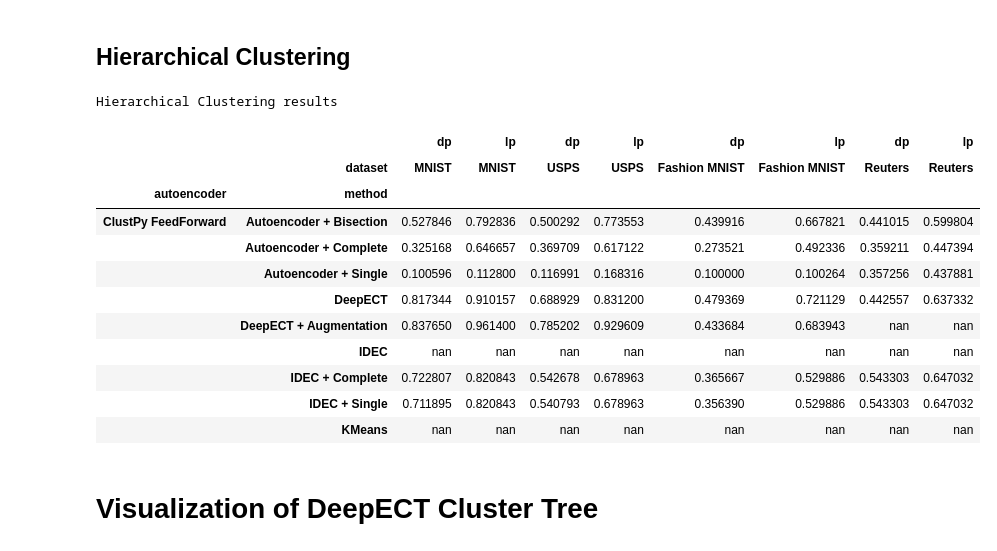
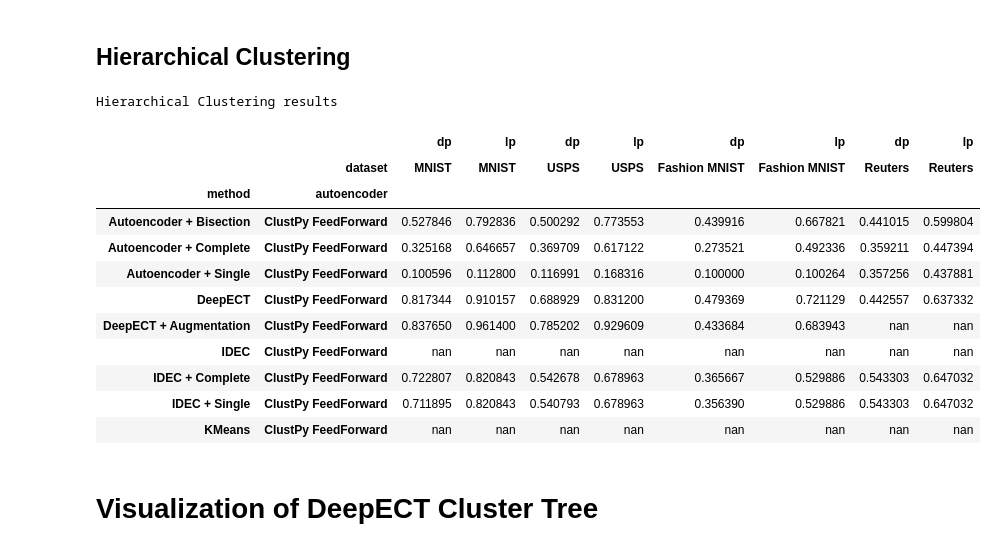
Before and after one commit to julianSchilcher/LMU_Master_Practical_SoSe24, a Jupyter notebook: practical/DeepClustering/DeepECT/deepect.ipynb, the cells around one changed output. Saved outputs shown, nothing was run; the diff lists cells and outputs as text; code cells hidden in the pictures.

```diff
--- a/practical/DeepClustering/DeepECT/deepect.ipynb
+++ b/practical/DeepClustering/DeepECT/deepect.ipynb
@@ -231,15 +230,21 @@ mean_hierarchical_mnist = calculate_hierarchical_mean_for_multiple_seeds(
 # %% [markdown]
 #### USPS
 # %%
-flat_usps_multiple_seeds, hierarchical_usps_multiple_seeds = evaluate_multiple_seeds(
+flat_usps_multiple_seeds_clustpy_ae, hierarchical_usps_multiple_seeds_clustpy_ae = evaluate_multiple_seeds(
     autoencoder_type=AutoencoderType.CLUSTPY_STANDARD,
     dataset_type=DatasetType.USPS,
     seeds=seeds,
 )
 
-mean_flat_usps = calculate_flat_mean_for_multiple_seeds(flat_usps_multiple_seeds)
+flat_usps_multiple_seeds_stacked_ae, hierarchical_usps_multiple_seeds_stacked_ae = evaluate_multiple_seeds(
+    autoencoder_type=AutoencoderType.DEEPECT_STACKED_AE,
+    dataset_type=DatasetType.USPS,
+    seeds=seeds,
+)
+
+mean_flat_usps = calculate_flat_mean_for_multiple_seeds(pd.concat([flat_usps_multiple_seeds_clustpy_ae, flat_usps_multiple_seeds_stacked_ae], ignore_index=True))
 mean_hierarchical_usps = calculate_hierarchical_mean_for_multiple_seeds(
-    pd.concat([flat_usps_multiple_seeds, hierarchical_usps_multiple_seeds], ignore_index=True)
+    pd.concat([flat_usps_multiple_seeds_clustpy_ae, flat_usps_multiple_seeds_stacked_ae, hierarchical_usps_multiple_seeds_clustpy_ae, hierarchical_usps_multiple_seeds_stacked_ae], ignore_index=True)
 )
 # %% [output]
 -------------------------------------------Run: USPS_CLUSTPY_STANDARD_10_21
@@ -249,7 +254,7 @@ mean_hierarchical_usps = calculate_hierarchical_mean_for_multiple_seeds(
 # %% [markdown]
 #### FASHION MNIST
 # %%
-flat_fashion_multiple_seeds, hierarchical_fashion_multiple_seeds = (
+flat_fashion_multiple_seeds_clustpy_ae, hierarchical_fashion_multiple_seeds_clustpy_ae = (
     evaluate_multiple_seeds(
         autoencoder_type=AutoencoderType.CLUSTPY_STANDARD,
         dataset_type=DatasetType.FASHION_MNIST,
@@ -257,17 +262,18 @@ flat_fashion_multiple_seeds, hierarchical_fashion_multiple_seeds = (
     )
 )
 
-test, test = (
+flat_fashion_multiple_seeds_stacked_ae, hierarchical_fashion_multiple_seeds_stacked_ae = (
     evaluate_multiple_seeds(
-        autoencoder_type=AutoencoderType.CLUSTPY_STANDARD,
+        autoencoder_type=AutoencoderType.DEEPECT_STACKED_AE,
         dataset_type=DatasetType.FASHION_MNIST,
         seeds=seeds,
-    ))
+    )
+)
 
-mean_flat_fashion = calculate_flat_mean_for_multiple_seeds(flat_fashion_multiple_seeds)
+mean_flat_fashion = calculate_flat_mean_for_multiple_seeds(pd.concat([flat_fashion_multiple_seeds_clustpy_ae, flat_fashion_multiple_seeds_stacked_ae], ignore_index=True))
 mean_hierarchical_fashion = calculate_hierarchical_mean_for_multiple_seeds(
     pd.concat(
-        [hierarchical_fashion_multiple_seeds, flat_fashion_multiple_seeds],
+        [hierarchical_fashion_multiple_seeds_clustpy_ae, hierarchical_fashion_multiple_seeds_stacked_ae, flat_fashion_multiple_seeds_clustpy_ae, flat_fashion_multiple_seeds_stacked_ae],
         ignore_index=True,
     )
 )
@@ -279,7 +280,7 @@ mean_hierarchical_fashion = calculate_hierarchical_mean_for_multiple_seeds(
 # %% [markdown]
 #### REUTERS
 # %%
-flat_reuters_multiple_seeds, hierarchical_reuters_multiple_seeds = (
+flat_reuters_multiple_seeds_clustpy_ae, hierarchical_reuters_multiple_seeds_clustpy_ae = (
     evaluate_multiple_seeds(
         autoencoder_type=AutoencoderType.CLUSTPY_STANDARD,
         dataset_type=DatasetType.REUTERS,
@@ -287,10 +288,18 @@ flat_reuters_multiple_seeds, hierarchical_reuters_multiple_seeds = (
     )
 )
 
-mean_flat_reuters = calculate_flat_mean_for_multiple_seeds(flat_reuters_multiple_seeds)
+flat_reuters_multiple_seeds_stacked_ae, hierarchical_reuters_multiple_seeds_stacked_ae = (
+    evaluate_multiple_seeds(
+        autoencoder_type=AutoencoderType.DEEPECT_STACKED_AE,
+        dataset_type=DatasetType.REUTERS,
+        seeds=seeds,
+    )
+)
+
+mean_flat_reuters = calculate_flat_mean_for_multiple_seeds(pd.concat([flat_reuters_multiple_seeds_clustpy_ae, flat_reuters_multiple_seeds_stacked_ae], ignore_index=True))
 mean_hierarchical_reuters = calculate_hierarchical_mean_for_multiple_seeds(
     pd.concat(
-        [flat_reuters_multiple_seeds, hierarchical_reuters_multiple_seeds],
+        [flat_reuters_multiple_seeds_clustpy_ae, flat_reuters_multiple_seeds_stacked_ae, hierarchical_reuters_multiple_seeds_clustpy_ae, hierarchical_reuters_multiple_seeds_stacked_ae],
         ignore_index=True,
     )
 )
@@ -338,44 +338,44 @@ hierarchical_combined = pd.concat(
         mean_hierarchical_mnist,
         mean_hierarchical_usps,
         mean_hierarchical_fashion,
         mean_hierarchical_reuters,
     ],
     ignore_index=True,
 )
 # Pivot the DataFrame to match the desired format
 pivot_df = hierarchical_combined.pivot(
-    index=["autoencoder", "method"], columns="dataset", values=["dp", "lp"]
+    index=["method", "autoencoder"], columns="dataset", values=["dp", "lp"]
 )
 
 # Reorder the columns to match the order in the image
 pivot_df = pivot_df.reindex(columns=[('dp', DatasetType.MNIST.value), ('lp', DatasetType.MNIST.value),
                                      ('dp', DatasetType.USPS.value), ('lp', DatasetType.USPS.value),
                                      ('dp', DatasetType.FASHION_MNIST.value), ('lp', DatasetType.FASHION_MNIST.value),
                                      ('dp', DatasetType.REUTERS.value), ('lp', DatasetType.REUTERS.value)])
 
 
 # For Jupyter Notebook display with better formatting
 pivot_df.style.set_table_styles([
     {'selector': 'thead th', 'props': [('background-color', '#f7f7f9'),
                                        ('color', '#333'),
                                        ('border', '1px solid #ddd')]},
     {'selector': 'tbody tr:nth-child(even)', 'props': [('background-color', '#f9f9f9'), ('color', '#333')]},
     {'selector': 'tbody tr:nth-child(odd)', 'props': [('background-color', '#fff'), ('color', '#333') ]}
 ]).set_caption("Hierarchical Clustering results")
 # %% [output]
 Hierarchical Clustering results
 |  |  | dp | lp | dp | lp | dp | lp | dp | lp |
 |  | dataset | MNIST | MNIST | USPS | USPS | Fashion MNIST | Fashion MNIST | Reuters | Reuters |
-| autoencoder | method |  |  |  |  |  |  |  |  |
-| ClustPy FeedForward | Autoencoder + Bisection | 0.527846 | 0.792836 | 0.500292 | 0.773553 | 0.439916 | 0.667821 | 0.441015 | 0.599804 |
-|  | Autoencoder + Complete | 0.325168 | 0.646657 | 0.369709 | 0.617122 | 0.273521 | 0.492336 | 0.359211 | 0.447394 |
-|  | Autoencoder + Single | 0.100596 | 0.112800 | 0.116991 | 0.168316 | 0.100000 | 0.100264 | 0.357256 | 0.437881 |
-|  | DeepECT | 0.817344 | 0.910157 | 0.688929 | 0.831200 | 0.479369 | 0.721129 | 0.442557 | 0.637332 |
-|  | DeepECT + Augmentation | 0.837650 | 0.961400 | 0.785202 | 0.929609 | 0.433684 | 0.683943 | nan | nan |
-|  | IDEC | nan | nan | nan | nan | nan | nan | nan | nan |
-|  | IDEC + Complete | 0.722807 | 0.820843 | 0.542678 | 0.678963 | 0.365667 | 0.529886 | 0.543303 | 0.647032 |
-|  | IDEC + Single | 0.711895 | 0.820843 | 0.540793 | 0.678963 | 0.356390 | 0.529886 | 0.543303 | 0.647032 |
-|  | KMeans | nan | nan | nan | nan | nan | nan | nan | nan |
+| method | autoencoder |  |  |  |  |  |  |  |  |
+| Autoencoder + Bisection | ClustPy FeedForward | 0.527846 | 0.792836 | 0.500292 | 0.773553 | 0.439916 | 0.667821 | 0.441015 | 0.599804 |
+| Autoencoder + Complete | ClustPy FeedForward | 0.325168 | 0.646657 | 0.369709 | 0.617122 | 0.273521 | 0.492336 | 0.359211 | 0.447394 |
+| Autoencoder + Single | ClustPy FeedForward | 0.100596 | 0.112800 | 0.116991 | 0.168316 | 0.100000 | 0.100264 | 0.357256 | 0.437881 |
+| DeepECT | ClustPy FeedForward | 0.817344 | 0.910157 | 0.688929 | 0.831200 | 0.479369 | 0.721129 | 0.442557 | 0.637332 |
+| DeepECT + Augmentation | ClustPy FeedForward | 0.837650 | 0.961400 | 0.785202 | 0.929609 | 0.433684 | 0.683943 | nan | nan |
+| IDEC | ClustPy FeedForward | nan | nan | nan | nan | nan | nan | nan | nan |
+| IDEC + Complete | ClustPy FeedForward | 0.722807 | 0.820843 | 0.542678 | 0.678963 | 0.365667 | 0.529886 | 0.543303 | 0.647032 |
+| IDEC + Single | ClustPy FeedForward | 0.711895 | 0.820843 | 0.540793 | 0.678963 | 0.356390 | 0.529886 | 0.543303 | 0.647032 |
+| KMeans | ClustPy FeedForward | nan | nan | nan | nan | nan | nan | nan | nan |
 # %% [markdown]
 # Visualization of DeepECT Cluster Tree
 # %%
```
Also changed, not shown: parts of 4 cells of this notebook.
